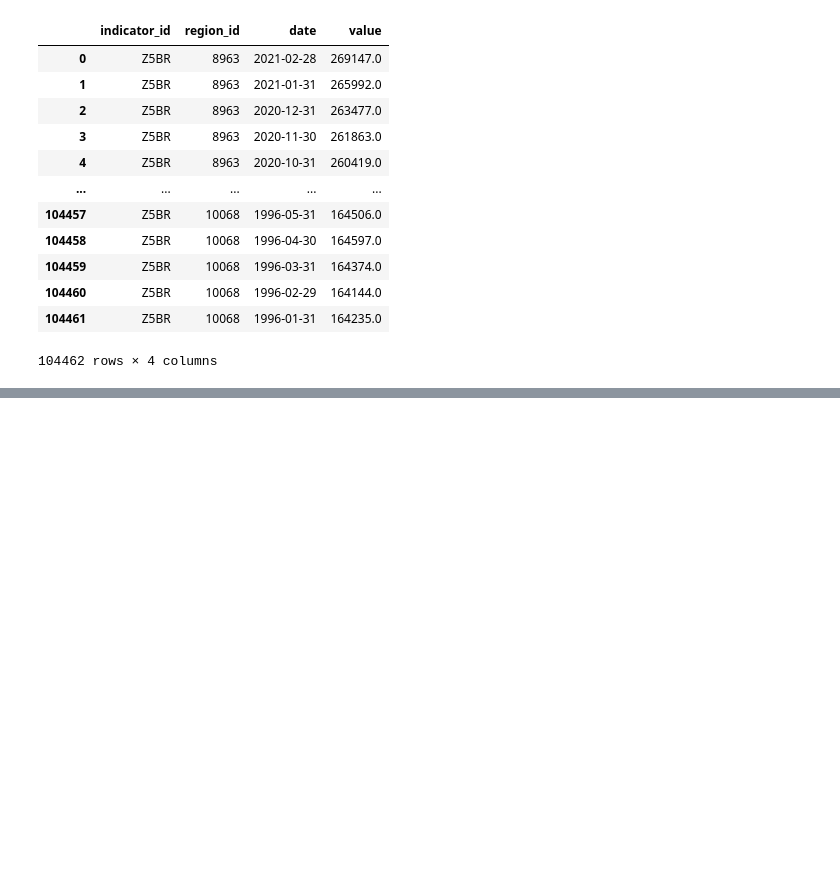
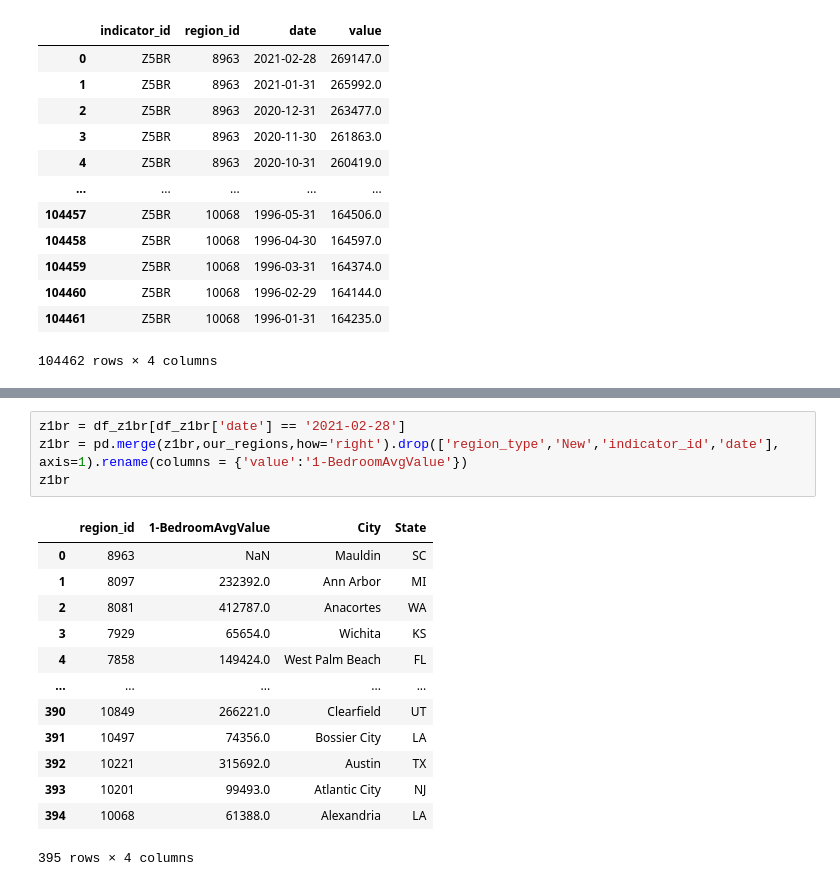
Before and after one commit to BloomTech-Labs/PT17_cityspire-b-ds, a Jupyter notebook: notebooks/housing/exploring_housing_data_api.ipynb, the cells around one changed output, grey strips where cells are left out. Drawn from its saved outputs; the diff is of its cells as text; blank space fills up the shorter version.

```diff
--- a/notebooks/housing/exploring_housing_data_api.ipynb
+++ b/notebooks/housing/exploring_housing_data_api.ipynb
@@ -472,0 +397,18 @@ df_z5br[df_z5br['date'] == '2021-02-28']
+# %%
+z1br = df_z1br[df_z1br['date'] == '2021-02-28']
+z1br = pd.merge(z1br,our_regions,how='right').drop(['region_type','New','indicator_id','date'], axis=1).rename(columns = {'value':'1-BedroomAvgValue'})
+z1br
+# %% [output]
+|  | region_id | 1-BedroomAvgValue | City | State |
+| 0 | 8963 | NaN | Mauldin | SC |
+| 1 | 8097 | 232392.0 | Ann Arbor | MI |
+| 2 | 8081 | 412787.0 | Anacortes | WA |
+| 3 | 7929 | 65654.0 | Wichita | KS |
+| 4 | 7858 | 149424.0 | West Palm Beach | FL |
+| ... | ... | ... | ... | ... |
+| 390 | 10849 | 266221.0 | Clearfield | UT |
+| 391 | 10497 | 74356.0 | Bossier City | LA |
+| 392 | 10221 | 315692.0 | Austin | TX |
+| 393 | 10201 | 99493.0 | Atlantic City | NJ |
+| 394 | 10068 | 61388.0 | Alexandria | LA |
+395 rows × 4 columns
```
Also changed, not shown: parts of 21 cells of this notebook, 1 other file.
